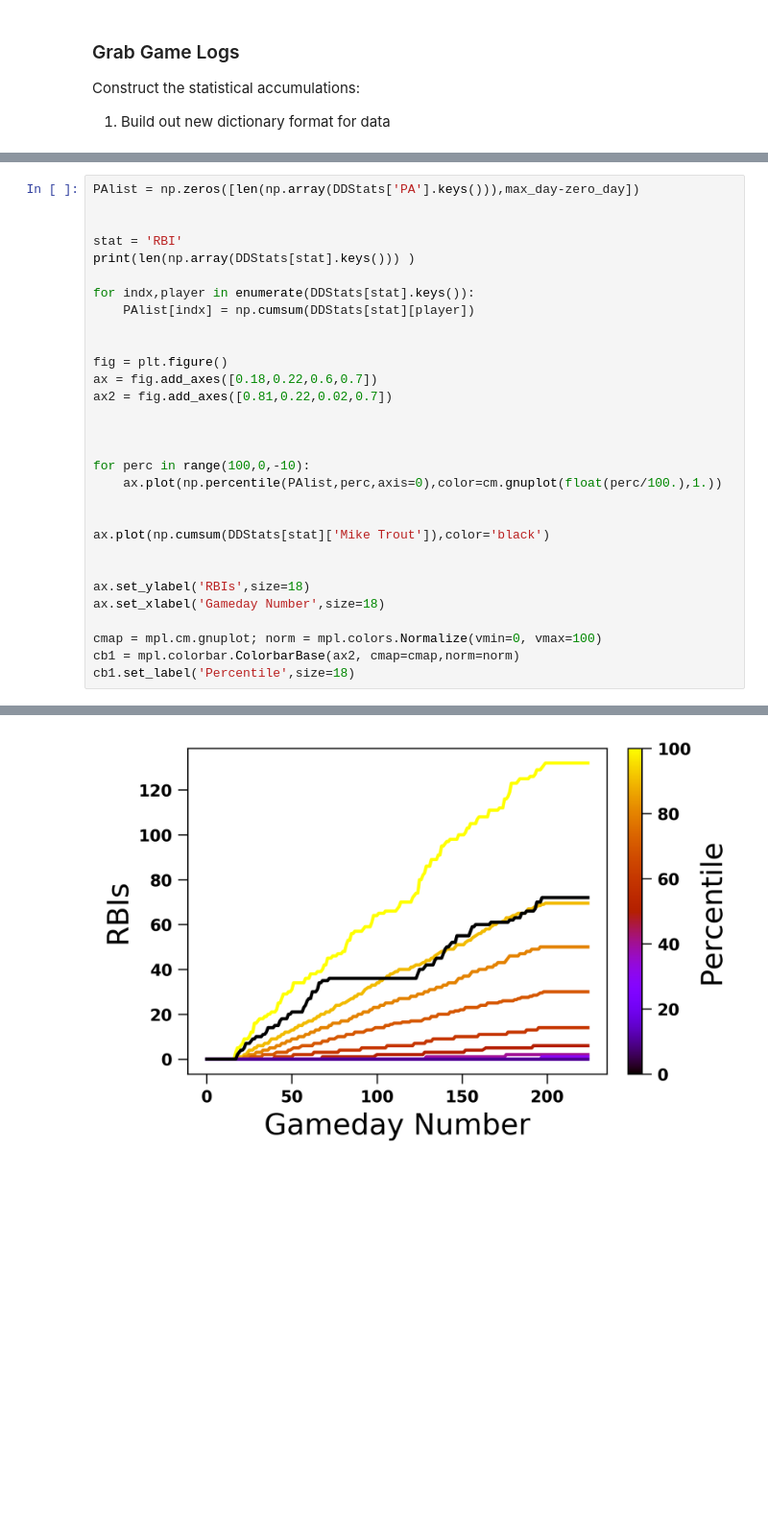
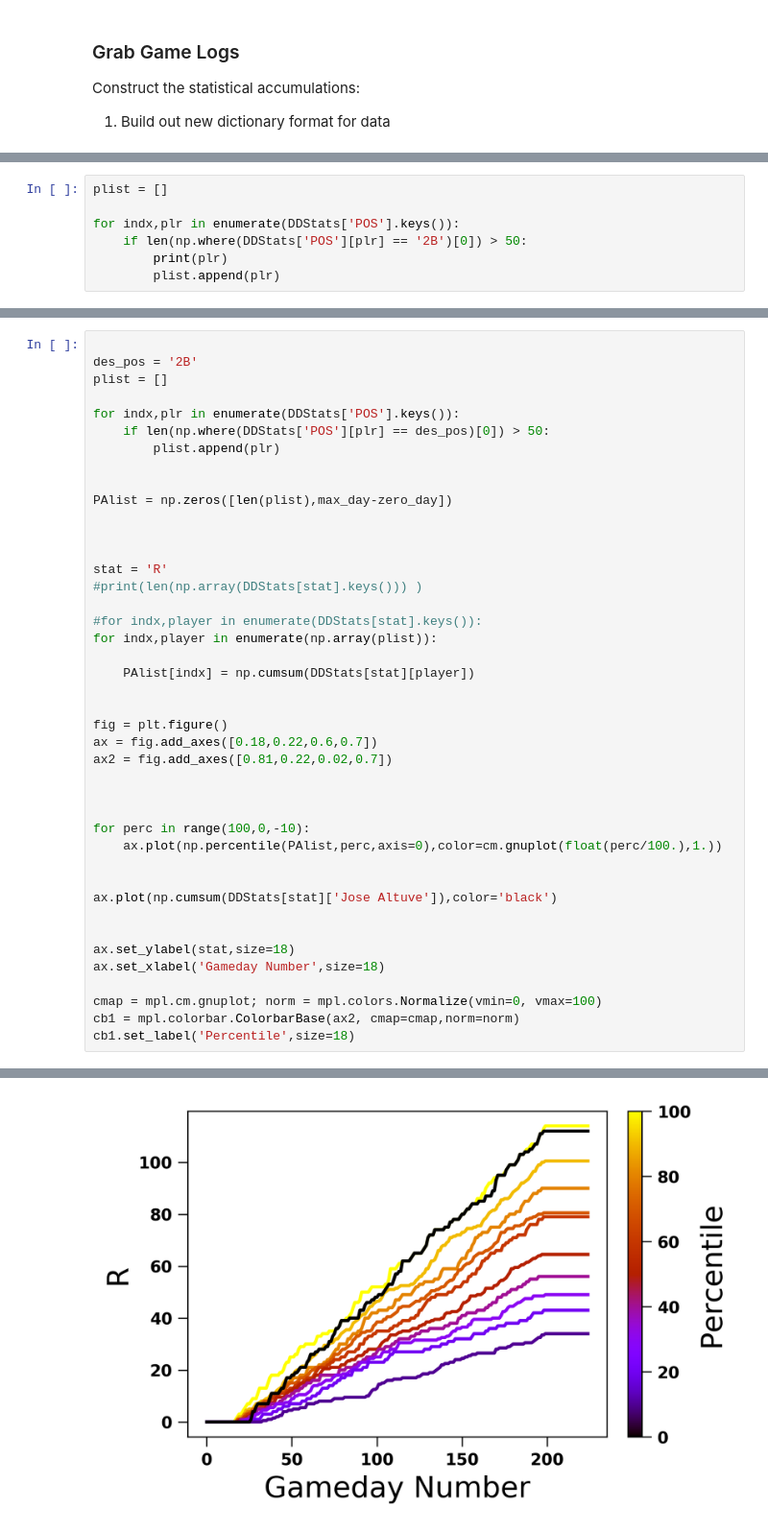
Before and after one commit to fantasy-toolz/SLOAN2018, a Jupyter notebook: Growth-Chart-Constructor.ipynb, the cells around one changed output, grey strips where cells are left out. Shown at 96% size. Saved outputs shown, nothing was run; the diff lists cells and outputs as text; blank space fills up the shorter version.

Commit message:
make growth chart improvements

```diff
--- a/Growth-Chart-Constructor.ipynb
+++ b/Growth-Chart-Constructor.ipynb
@@ -306,0 +345,7 @@ print(DDStats.keys())
+# %%
+plist = []
+
+for indx,plr in enumerate(DDStats['POS'].keys()):
+    if len(np.where(DDStats['POS'][plr] == '2B')[0]) > 50:
+        print(plr)
+        plist.append(plr)
@@ -307,11 +370,23 @@ print(DDStats.keys())
 # %%
-PAlist = np.zeros([len(np.array(DDStats['PA'].keys())),max_day-zero_day])
+
+des_pos = '2B'
+plist = []
+
+for indx,plr in enumerate(DDStats['POS'].keys()):
+    if len(np.where(DDStats['POS'][plr] == des_pos)[0]) > 50:
+        plist.append(plr)
 
 
-stat = 'RBI'
-print(len(np.array(DDStats[stat].keys())) )
+PAlist = np.zeros([len(plist),max_day-zero_day])
 
-for indx,player in enumerate(DDStats[stat].keys()):
+
+
+stat = 'R'
+#print(len(np.array(DDStats[stat].keys())) )
+
+#for indx,player in enumerate(DDStats[stat].keys()):
+for indx,player in enumerate(np.array(plist)):
+
     PAlist[indx] = np.cumsum(DDStats[stat][player])
 
 
@@ -325,10 +400,10 @@ for perc in range(100,0,-10):
     ax.plot(np.percentile(PAlist,perc,axis=0),color=cm.gnuplot(float(perc/100.),1.))
 
 
-ax.plot(np.cumsum(DDStats[stat]['Mike Trout']),color='black')
+ax.plot(np.cumsum(DDStats[stat]['Jose Altuve']),color='black')
 
 
-ax.set_ylabel('RBIs',size=18)
+ax.set_ylabel(stat,size=18)
 ax.set_xlabel('Gameday Number',size=18)
 
 cmap = mpl.cm.gnuplot; norm = mpl.colors.Normalize(vmin=0, vmax=100)
@@ -339 +413 @@ cb1.set_label('Percentile',size=18)
-[figure, old version]
+[figure, new version]
```
Also changed, not shown: parts of 7 cells of this notebook, 2 other files.
